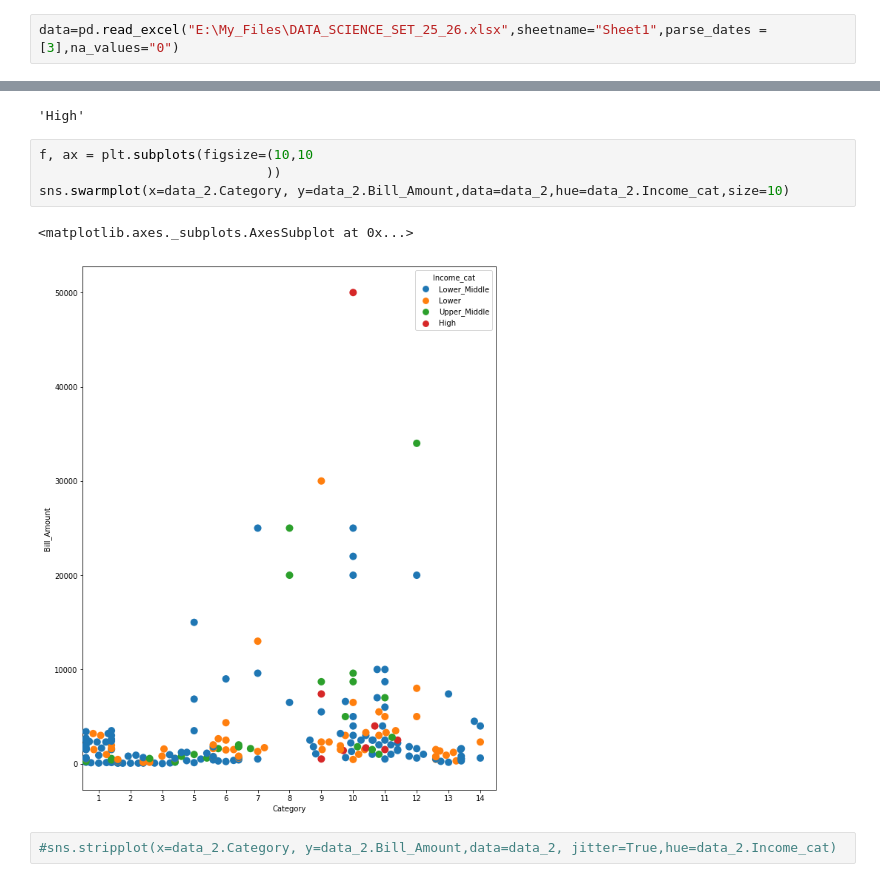
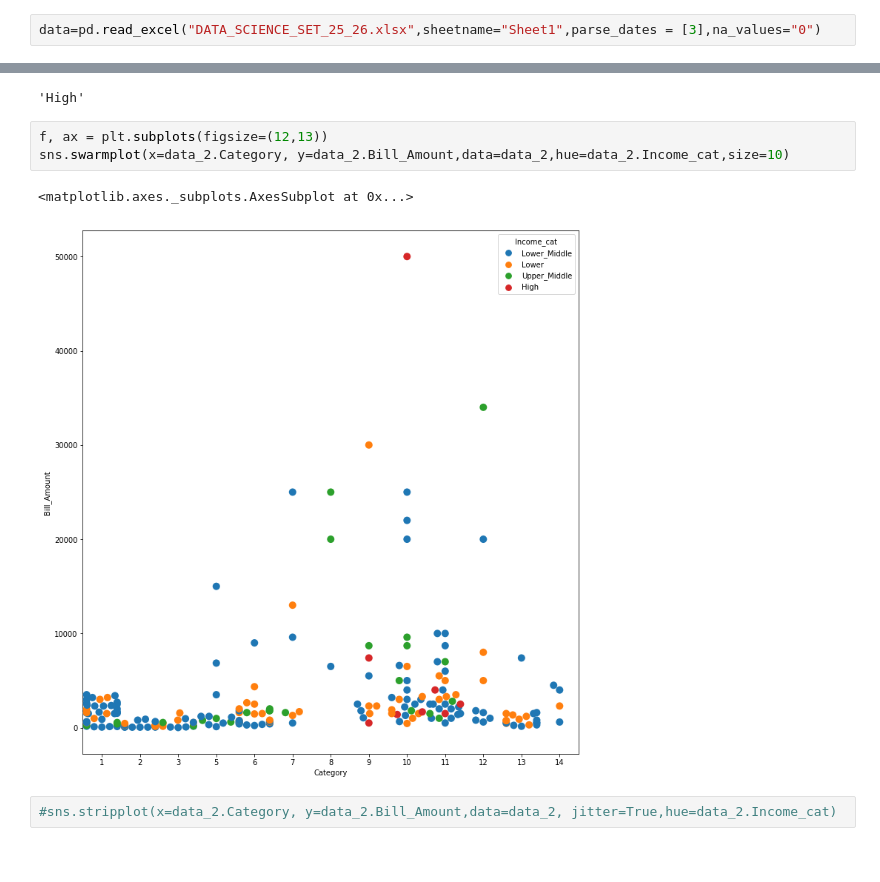
Before and after one commit to sindhushap/My_First_project1, a Jupyter notebook: Data_science_25.26.ipynb, the cells around one changed output, grey strips where cells are left out. Cells and saved outputs as stored; diff of their text form.

```diff
--- a/Data_science_25.26.ipynb
+++ b/Data_science_25.26.ipynb
@@ -5,7 +5,7 @@ import seaborn as sns
 import matplotlib.pyplot as plt
 %matplotlib inline
 # %%
-data=pd.read_excel("E:\My_Files\DATA_SCIENCE_SET_25_26.xlsx",sheetname="Sheet1",parse_dates = [3],na_values="0")
+data=pd.read_excel("DATA_SCIENCE_SET_25_26.xlsx",sheetname="Sheet1",parse_dates = [3],na_values="0")
 # %%
 #Renaming columns
 data=data.rename(columns={"User id":"User_id","Order Date":"Ordered_Date","Order Time":"Ordered_Time","bill value":"Bill_Amount","Home Address":"Home_Address","Office Address":"Office_Address","Family members":"Family_Members","Languages Known":"Languages_Known"})
@@ -227,12 +237,11 @@ data_2.Income_cat.iloc[33]
 # %% [output]
 'High'
 # %%
-f, ax = plt.subplots(figsize=(10,10
-                             ))
+f, ax = plt.subplots(figsize=(12,13))
 sns.swarmplot(x=data_2.Category, y=data_2.Bill_Amount,data=data_2,hue=data_2.Income_cat,size=10)
 # %% [output]
 <matplotlib.axes._subplots.AxesSubplot at 0x...>
-[figure, old version]
+[figure, new version]
 # %%
 #sns.stripplot(x=data_2.Category, y=data_2.Bill_Amount,data=data_2, jitter=True,hue=data_2.Income_cat)
 # %%
```
Also changed, not shown: parts of 18 cells of this notebook.
